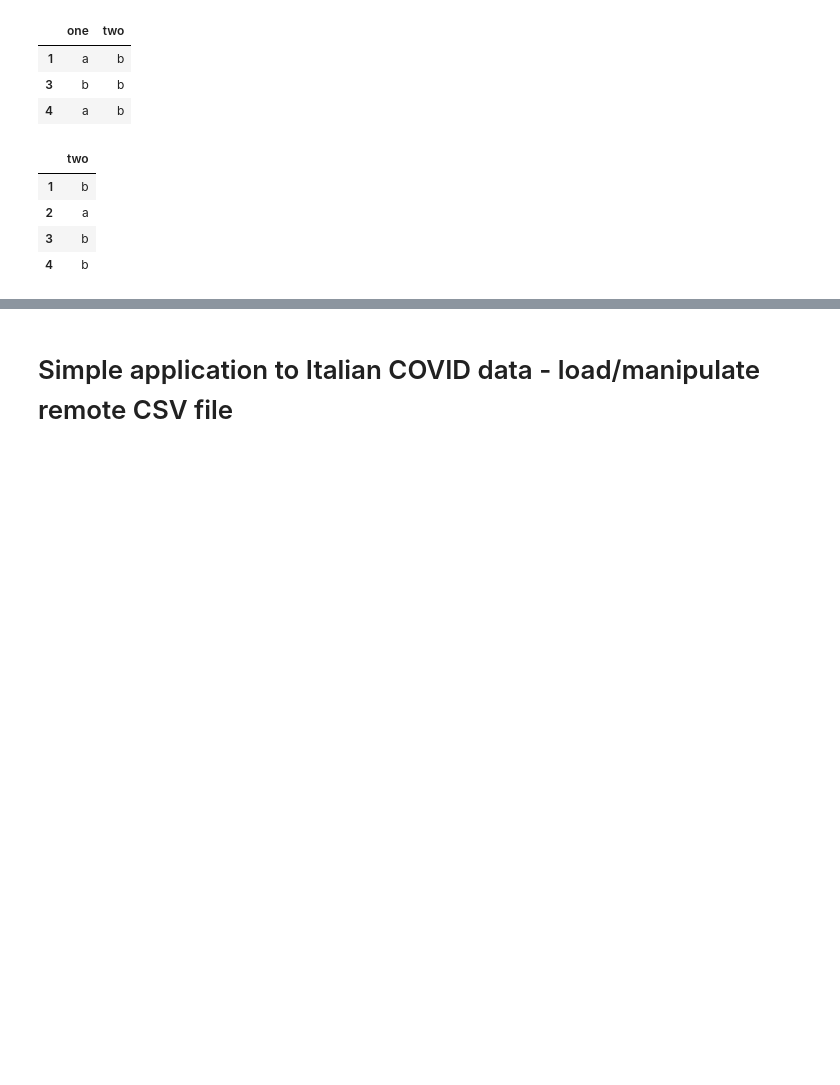
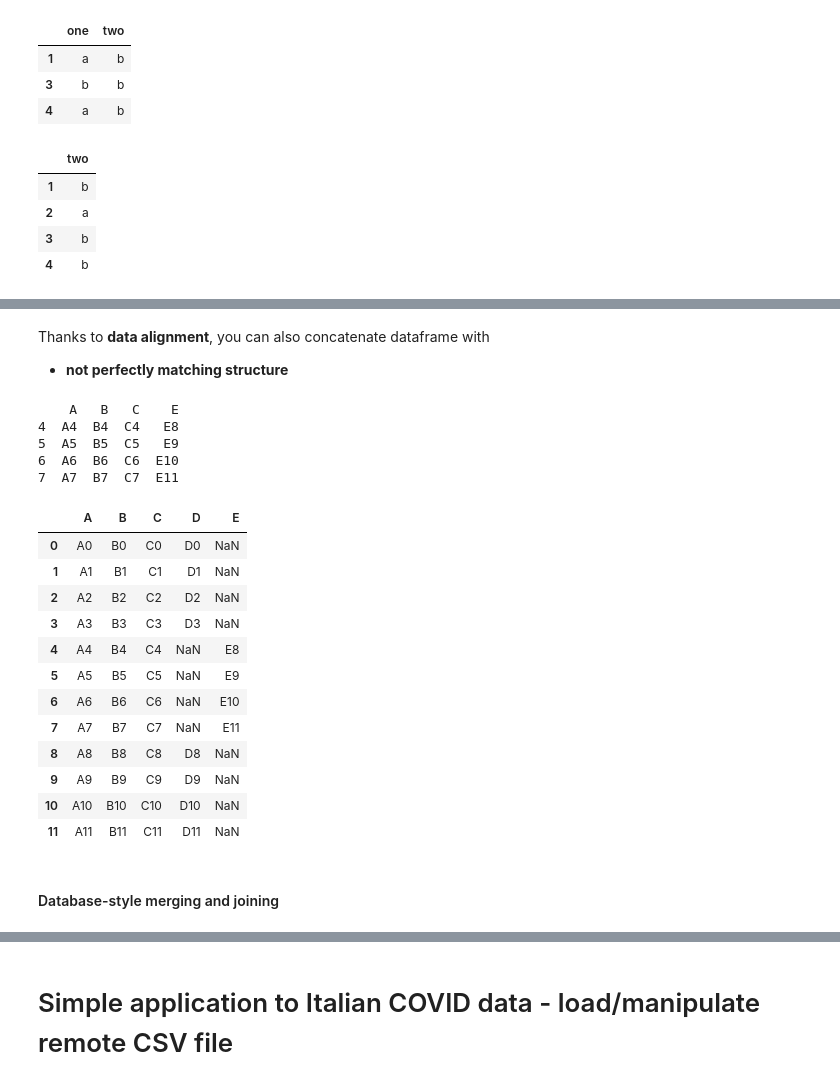
Before and after one commit to EMbeDS-education/IPDPP-GSSI-20202021, a Jupyter notebook: jupyter/jupyterNotebooks/Part1_NumPy_Pandas.ipynb, the cells around one changed output, grey strips where cells are left out. Drawn from its saved outputs; the diff is of its cells as text; code cells hidden in the pictures; blank space fills up the shorter version.

```diff
--- a/jupyter/jupyterNotebooks/Part1_NumPy_Pandas.ipynb
+++ b/jupyter/jupyterNotebooks/Part1_NumPy_Pandas.ipynb
@@ -1913,0 +2002,33 @@ df.dropna(axis='columns')
+# %% [markdown]
+Thanks to __data alignment__, you can also concatenate dataframe with
+- __not perfectly matching structure__
+# %%
+df2['E']= ['E8', 'E9', 'E10', 'E11']
+df2.drop(['D'],axis=1,inplace=True)
+print(df2)
+
+frames = [df1, df2, df3]
+
+result = pd.concat(frames, axis=0)
+result
+# %% [output]
+    A   B   C    E
+4  A4  B4  C4   E8
+5  A5  B5  C5   E9
+6  A6  B6  C6  E10
+7  A7  B7  C7  E11
+|  | A | B | C | D | E |
+| 0 | A0 | B0 | C0 | D0 | NaN |
+| 1 | A1 | B1 | C1 | D1 | NaN |
+| 2 | A2 | B2 | C2 | D2 | NaN |
+| 3 | A3 | B3 | C3 | D3 | NaN |
+| 4 | A4 | B4 | C4 | NaN | E8 |
+| 5 | A5 | B5 | C5 | NaN | E9 |
+| 6 | A6 | B6 | C6 | NaN | E10 |
+| 7 | A7 | B7 | C7 | NaN | E11 |
+| 8 | A8 | B8 | C8 | D8 | NaN |
+| 9 | A9 | B9 | C9 | D9 | NaN |
+| 10 | A10 | B10 | C10 | D10 | NaN |
+| 11 | A11 | B11 | C11 | D11 | NaN |
+# %% [markdown]
+#### Database-style merging and joining
```
Also changed, not shown: parts of 19 cells of this notebook.
